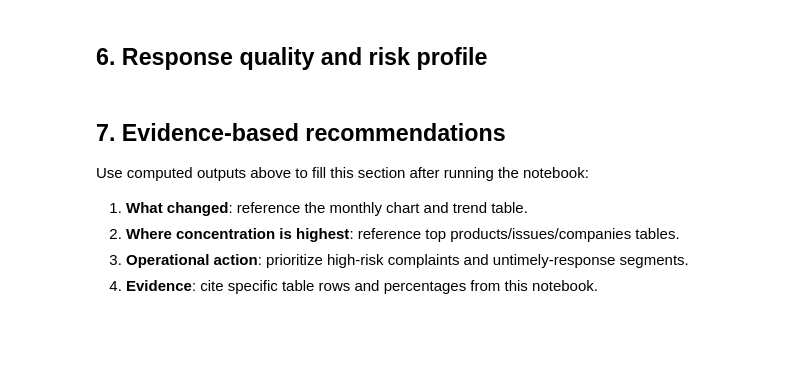
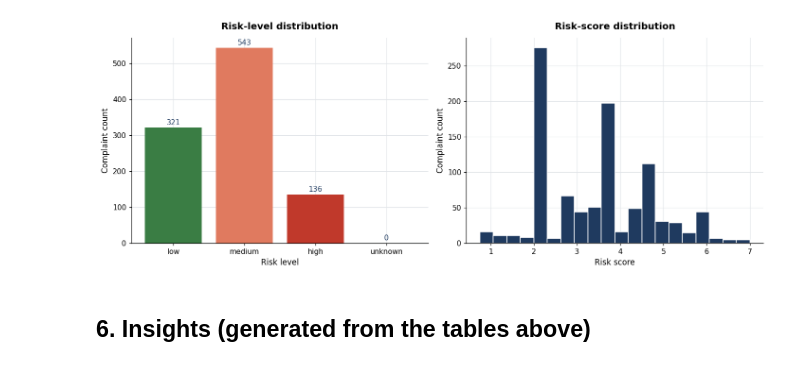
Before and after one commit to DiogoRibeiro7/cx-complaint-intelligence, a Jupyter notebook: notebooks/01_complaint_intelligence_analysis.ipynb, the cells around one changed output. Cells and saved outputs as stored; diff of their text form; code cells hidden in the pictures; blank space fills up the shorter version.

```diff
--- a/notebooks/01_complaint_intelligence_analysis.ipynb
+++ b/notebooks/01_complaint_intelligence_analysis.ipynb
@@ -166,2 +227,0 @@ fig.tight_layout()
-# %% [markdown]
-## 6. Response quality and risk profile
@@ -183,28 +228,34 @@ timely_table
 # %%
-risk_distribution = complaints["risk_level"].fillna("unknown").str.lower().value_counts()
+risk_distribution = (
+    complaints["risk_level"].fillna("unknown").str.lower().value_counts().reindex(
+        ["low", "medium", "high", "unknown"], fill_value=0
+    )
+)
 fig, axes = plt.subplots(1, 2, figsize=(13, 5))
-
-axes[0].bar(
+bars = axes[0].bar(
     risk_distribution.index,
     risk_distribution.values,
-    color=["#B22222", "#E09F3E", "#4C9F70", "#7A7A7A"],
+    color=[RISK_COLORS[label] for label in risk_distribution.index],
 )
-axes[0].set_title("Risk Level Distribution")
+for bar in bars:
+    axes[0].annotate(
+        f"{int(bar.get_height()):,}",
+        xy=(bar.get_x() + bar.get_width() / 2, bar.get_height()),
+        xytext=(0, 4), textcoords="offset points",
+        ha="center", fontsize=10, color=PALETTE["primary"],
+    )
+axes[0].set_title("Risk-level distribution")
 axes[0].set_xlabel("Risk level")
 axes[0].set_ylabel("Complaint count")
-
-axes[1].hist(complaints["risk_score"].dropna(), bins=20, color="#2F6690", edgecolor="white")
-axes[1].set_title("Risk Score Distribution")
+axes[1].hist(
+    complaints["risk_score"].dropna(), bins=20,
+    color=PALETTE["primary"], edgecolor="white",
+)
+axes[1].set_title("Risk-score distribution")
 axes[1].set_xlabel("Risk score")
 axes[1].set_ylabel("Complaint count")
-
 fig.tight_layout()
+save_figure(ctx, fig, "risk_distribution")
+plt.show()
+# %% [output]
+[figure, added]
-# %% [markdown]
-## 7. Evidence-based recommendations
-
-Use computed outputs above to fill this section after running the notebook:
-
-1. **What changed**: reference the monthly chart and trend table.
-2. **Where concentration is highest**: reference top products/issues/companies tables.
-3. **Operational action**: prioritize high-risk complaints and untimely-response segments.
-4. **Evidence**: cite specific table rows and percentages from this notebook.
@@ -222,0 +262,2 @@ output_dir
+# %% [markdown]
+## 6. Insights (generated from the tables above)
```
Also changed, not shown: parts of 31 cells of this notebook, 14 other files.
